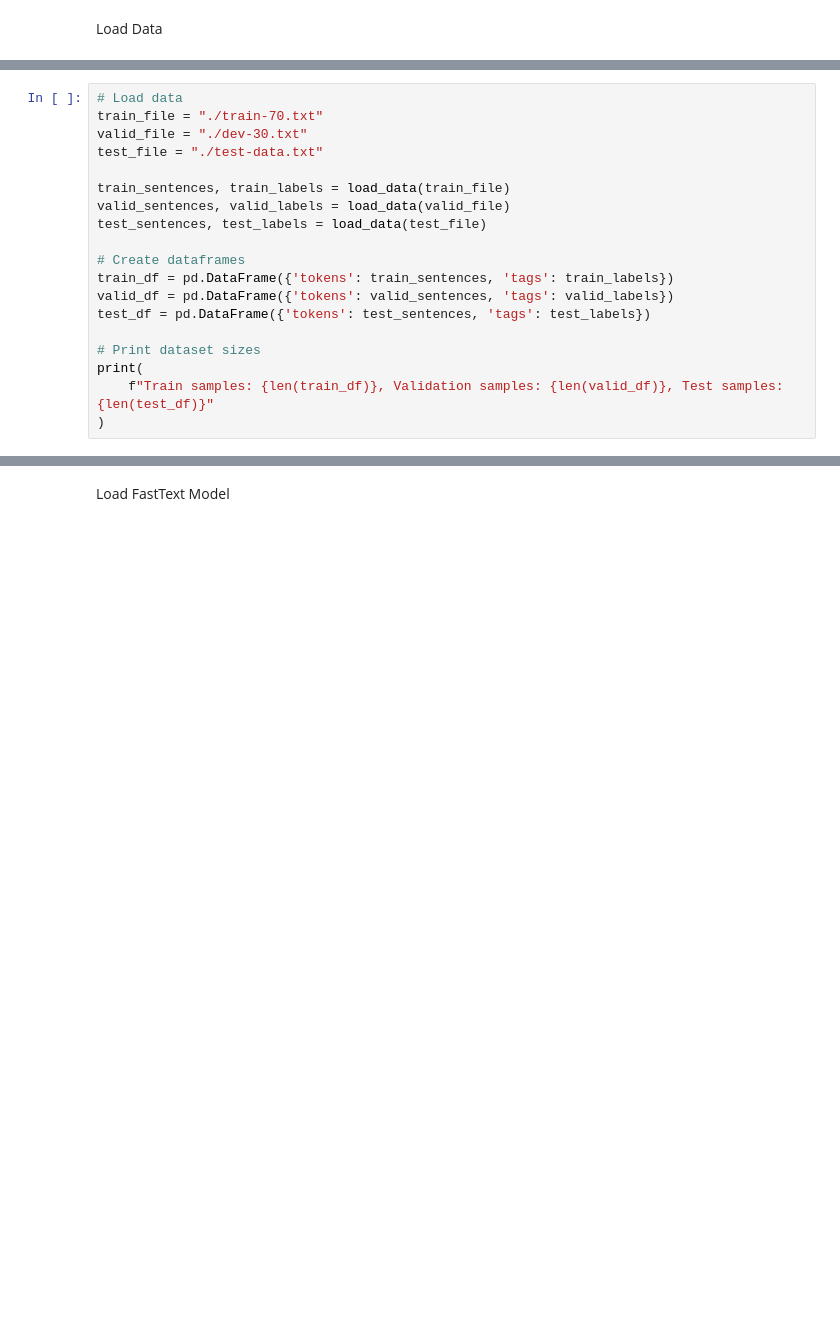
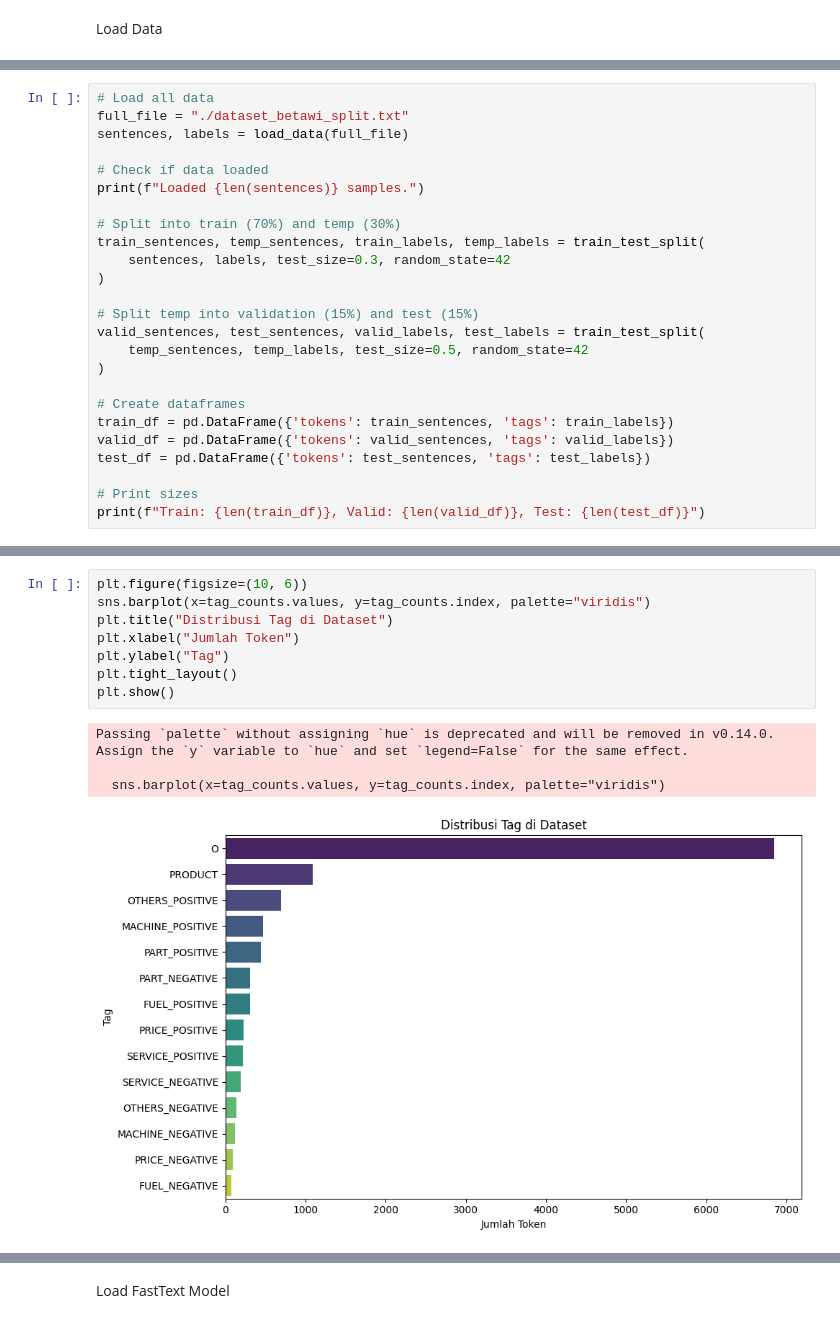
Before and after one commit to maripang98/text-classification-using-ner, a Jupyter notebook: Code Projek UAS_A_2.ipynb, the cells around one changed output, grey strips where cells are left out. Cells and saved outputs as stored; diff of their text form; blank space fills up the shorter version.

```diff
--- a/Code Projek UAS_A_2.ipynb
+++ b/Code Projek UAS_A_2.ipynb
@@ -192,19 +173,25 @@ Load Data
 # %%
-# Load data
-train_file = "./train-70.txt"
-valid_file = "./dev-30.txt"
-test_file = "./test-data.txt"
+# Load all data
+full_file = "./dataset_betawi_split.txt"
+sentences, labels = load_data(full_file)
 
-train_sentences, train_labels = load_data(train_file)
-valid_sentences, valid_labels = load_data(valid_file)
-test_sentences, test_labels = load_data(test_file)
+# Check if data loaded
+print(f"Loaded {len(sentences)} samples.")
+
+# Split into train (70%) and temp (30%)
+train_sentences, temp_sentences, train_labels, temp_labels = train_test_split(
+    sentences, labels, test_size=0.3, random_state=42
+)
+
+# Split temp into validation (15%) and test (15%)
+valid_sentences, test_sentences, valid_labels, test_labels = train_test_split(
+    temp_sentences, temp_labels, test_size=0.5, random_state=42
+)
 
 # Create dataframes
 train_df = pd.DataFrame({'tokens': train_sentences, 'tags': train_labels})
 valid_df = pd.DataFrame({'tokens': valid_sentences, 'tags': valid_labels})
 test_df = pd.DataFrame({'tokens': test_sentences, 'tags': test_labels})
 
-# Print dataset sizes
-print(
-    f"Train samples: {len(train_df)}, Validation samples: {len(valid_df)}, Test samples: {len(test_df)}"
-)
+# Print sizes
+print(f"Train: {len(train_df)}, Valid: {len(valid_df)}, Test: {len(test_df)}")
@@ -223,0 +226,13 @@ print(tag_counts.head(10))  # Show top 10 most common tags
+# %%
+plt.figure(figsize=(10, 6))
+sns.barplot(x=tag_counts.values, y=tag_counts.index, palette="viridis")
+plt.title("Distribusi Tag di Dataset")
+plt.xlabel("Jumlah Token")
+plt.ylabel("Tag")
+plt.tight_layout()
+plt.show()
+# %% [output]
+Passing `palette` without assigning `hue` is deprecated and will be removed in v0.14.0. Assign the `y` variable to `hue` and set `legend=False` for the same effect.
+
+  sns.barplot(x=tag_counts.values, y=tag_counts.index, palette="viridis")
+[figure, added]
```
Also changed, not shown: parts of 15 cells of this notebook, 4 other files.
